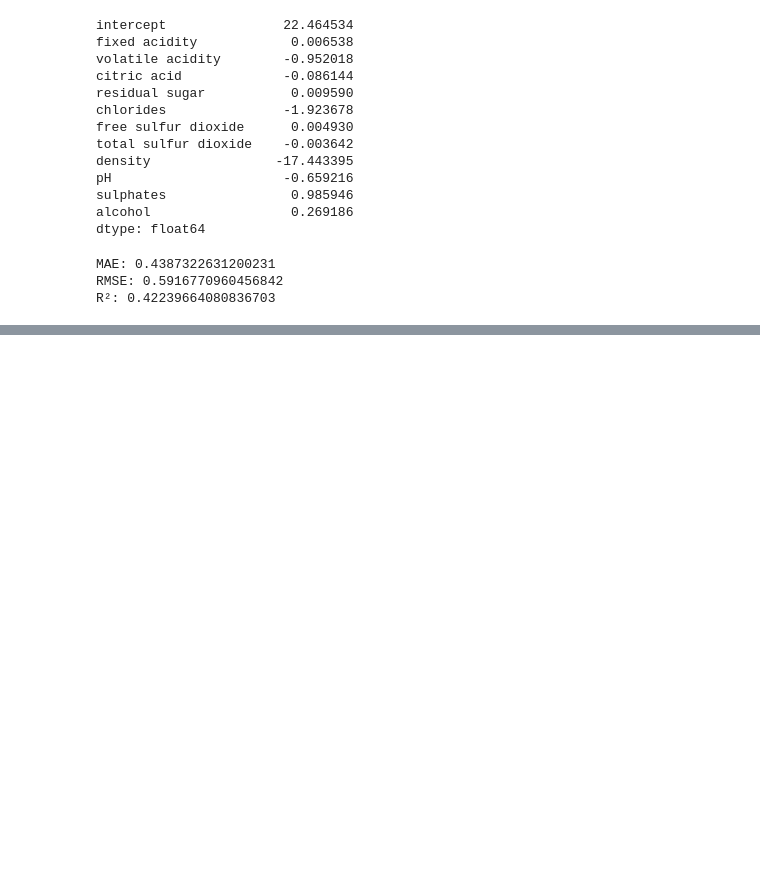
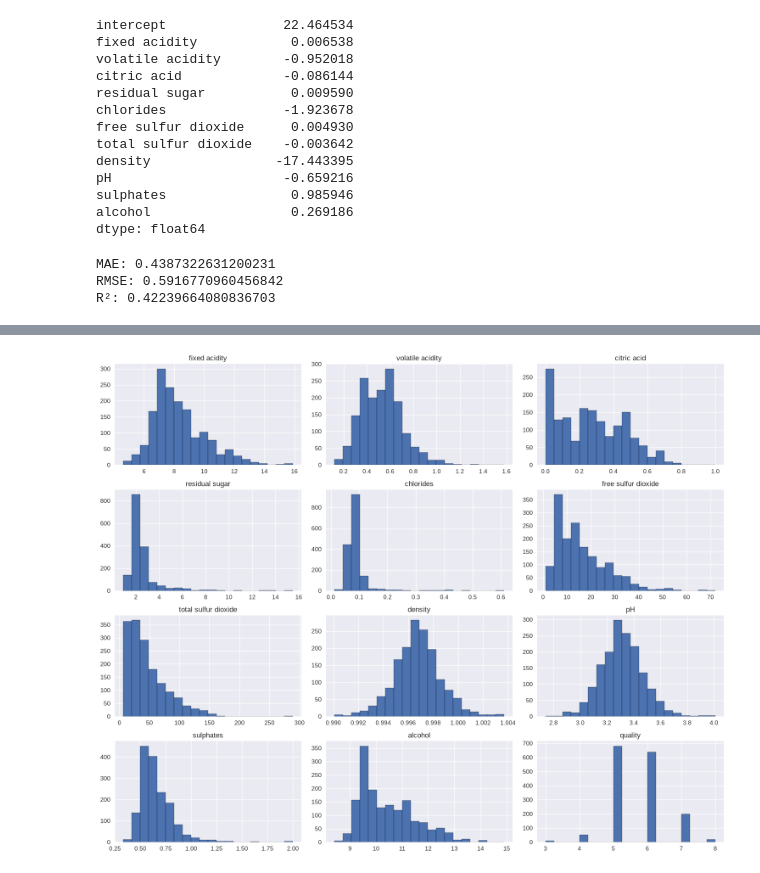
Before and after one commit to JoaoFerrett/regression-models-application, a Jupyter notebook: regressao.ipynb, the cells around one changed output, grey strips where cells are left out. Saved outputs shown, nothing was run; the diff lists cells and outputs as text; code cells hidden in the pictures; blank space fills up the shorter version.

```diff
--- a/regressao.ipynb
+++ b/regressao.ipynb
@@ -104,0 +126,6 @@ R²: 0.42239664080836703
+# %%
+data.hist(bins = 20, figsize = (15, 12), edgecolor = "black")
+plt.tight_layout()
+plt.show()
+# %% [output]
+[figure, added]
```
Also changed, not shown: parts of 8 cells of this notebook.
